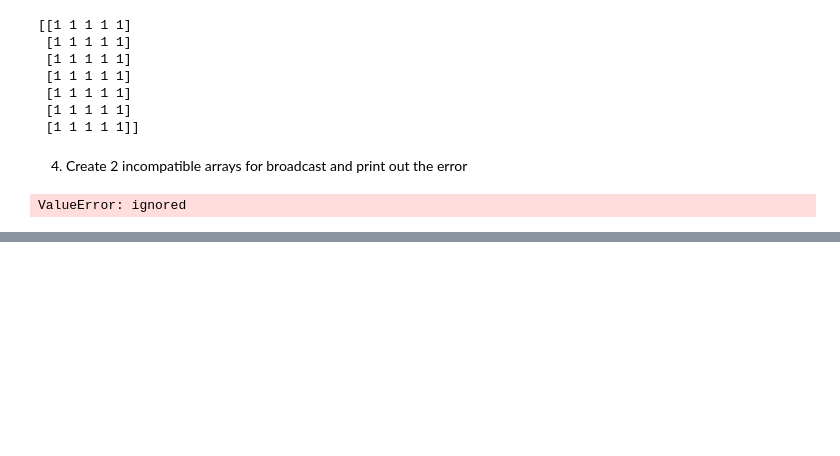
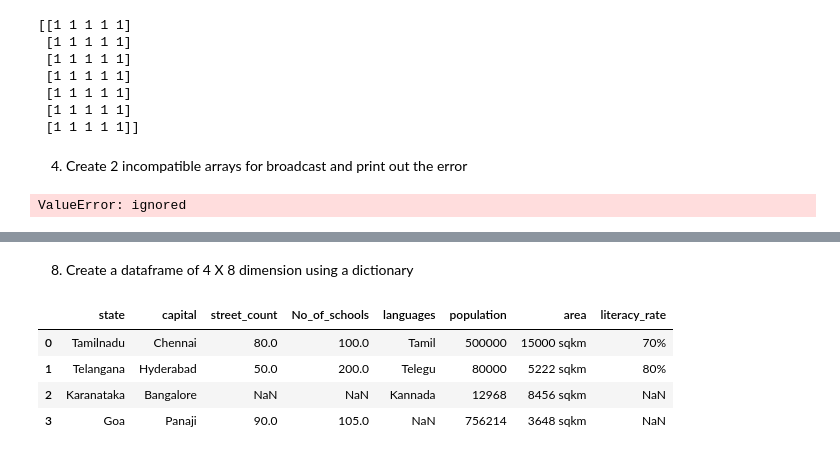
Before and after one commit to venkatesh-manikumar/Datascience-Assignments, a Jupyter notebook: Numpy_Pandas_Assignment.ipynb, the cells around one changed output, grey strips where cells are left out. Cells and saved outputs as stored; diff of their text form; code cells hidden in the pictures; blank space fills up the shorter version.

```diff
--- a/Numpy_Pandas_Assignment.ipynb
+++ b/Numpy_Pandas_Assignment.ipynb
@@ -100,0 +231,21 @@ ValueError: ignored
+# %% [markdown]
+8.	Create a dataframe of 4 X 8 dimension using a dictionary
+# %%
+dict_data = dict(state= ['Tamilnadu','Telangana','Karanataka','Goa'],
+                 capital= ['Chennai','Hyderabad','Bangalore','Panaji'],
+                 street_count= [80,50,np.nan,90],
+                 No_of_schools= [100,200,np.nan,105],
+                 languages = ['Tamil','Telegu','Kannada',np.nan],
+                 population = [500000,80000,12968,756214],
+                 area = ['15000 sqkm','5222 sqkm','8456 sqkm','3648 sqkm'],
+                 literacy_rate = ['70%','80%',np.nan,np.nan])
+
+df_data = pd.DataFrame(dict_data).head()
+
+df_data
+# %% [output]
+|  | state | capital | street_count | No_of_schools | languages | population | area | literacy_rate |
+| 0 | Tamilnadu | Chennai | 80.0 | 100.0 | Tamil | 500000 | 15000 sqkm | 70% |
+| 1 | Telangana | Hyderabad | 50.0 | 200.0 | Telegu | 80000 | 5222 sqkm | 80% |
+| 2 | Karanataka | Bangalore | NaN | NaN | Kannada | 12968 | 8456 sqkm | NaN |
+| 3 | Goa | Panaji | 90.0 | 105.0 | NaN | 756214 | 3648 sqkm | NaN |
```
Also changed, not shown: parts of 29 cells of this notebook.
